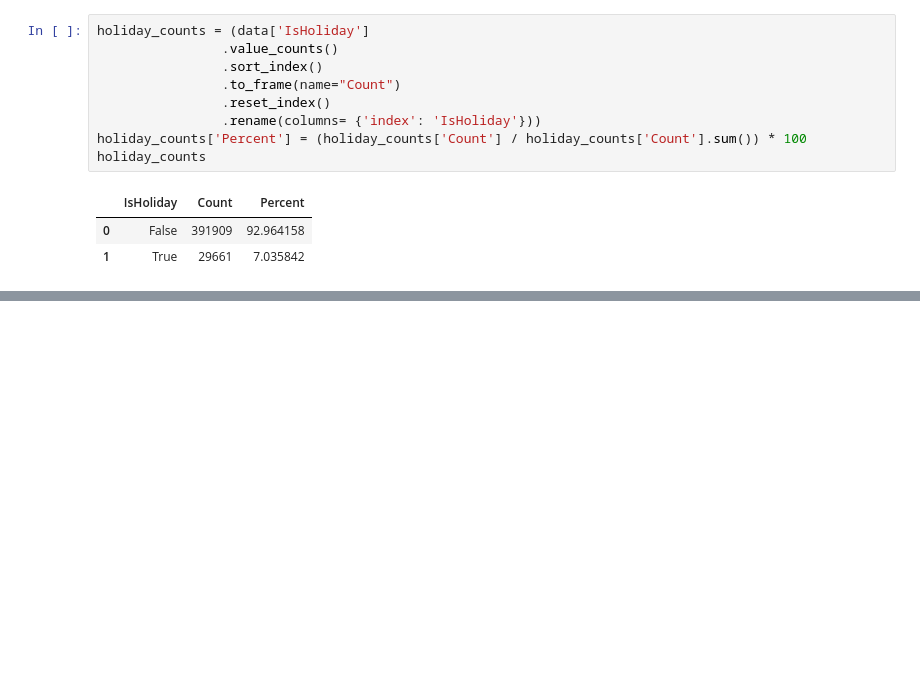
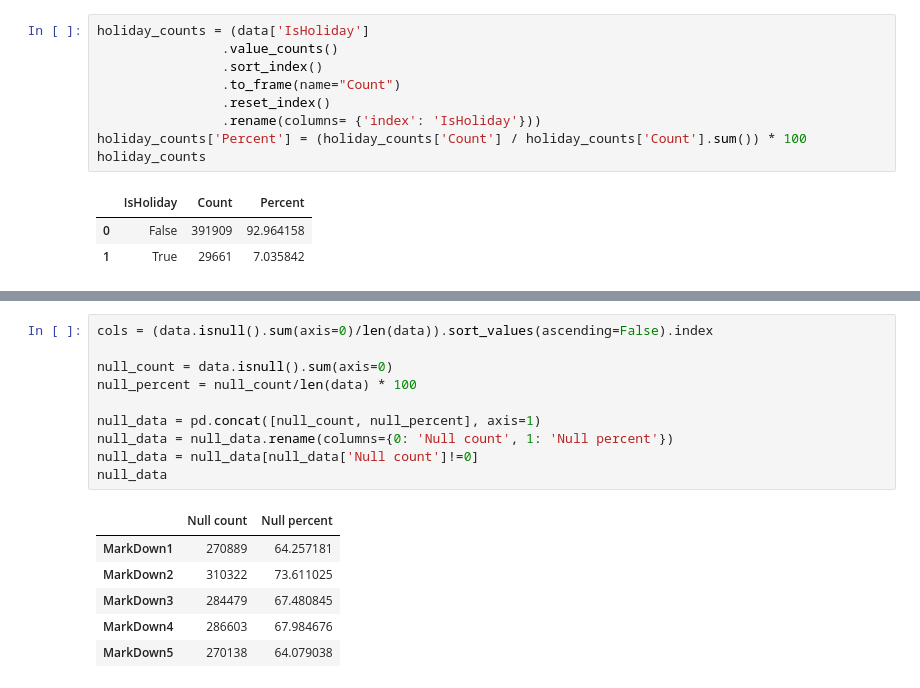
Before and after one commit to apinto25/walmart-sales-forecast, a Jupyter notebook: data_cleaning_feature_engineering.ipynb, the cells around one changed output, grey strips where cells are left out. Cells and saved outputs as stored; diff of their text form; blank space fills up the shorter version.

```diff
--- a/data_cleaning_feature_engineerging.ipynb
+++ b/data_cleaning_feature_engineering.ipynb
@@ -107,0 +195,17 @@ type_counts
+# %%
+cols = (data.isnull().sum(axis=0)/len(data)).sort_values(ascending=False).index
+
+null_count = data.isnull().sum(axis=0)
+null_percent = null_count/len(data) * 100
+
+null_data = pd.concat([null_count, null_percent], axis=1)
+null_data = null_data.rename(columns={0: 'Null count', 1: 'Null percent'})
+null_data = null_data[null_data['Null count']!=0]
+null_data
+# %% [output]
+|  | Null count | Null percent |
+| MarkDown1 | 270889 | 64.257181 |
+| MarkDown2 | 310322 | 73.611025 |
+| MarkDown3 | 284479 | 67.480845 |
+| MarkDown4 | 286603 | 67.984676 |
+| MarkDown5 | 270138 | 64.079038 |
```
Also changed, not shown: parts of 9 cells of this notebook.
